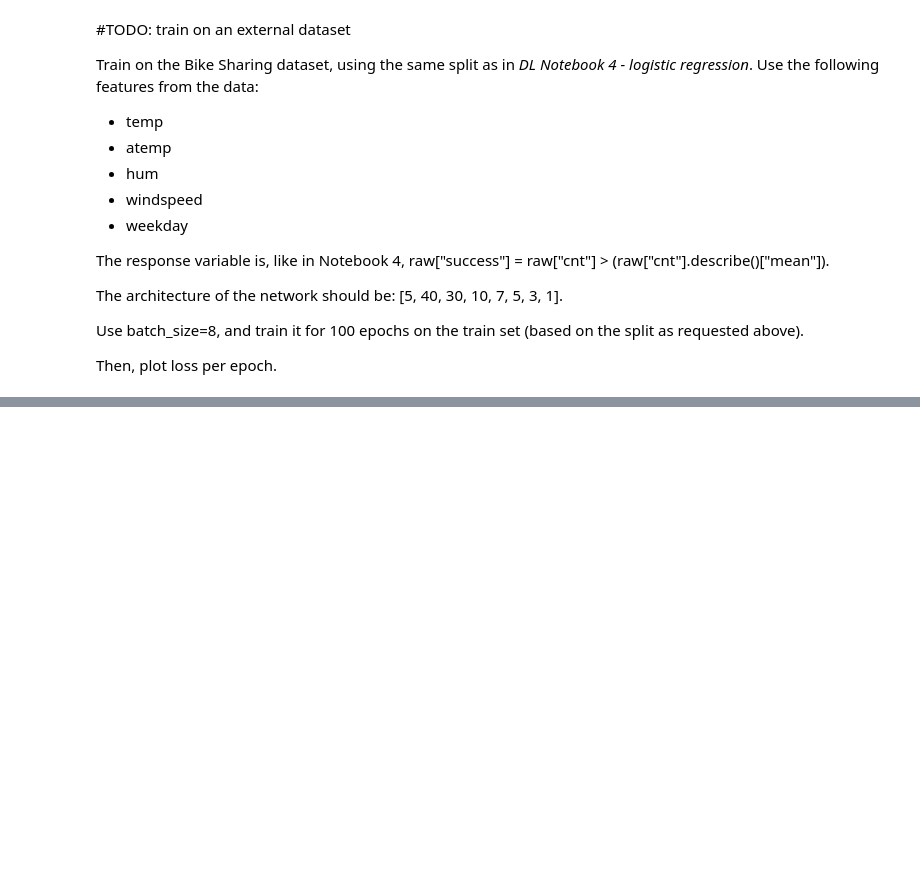
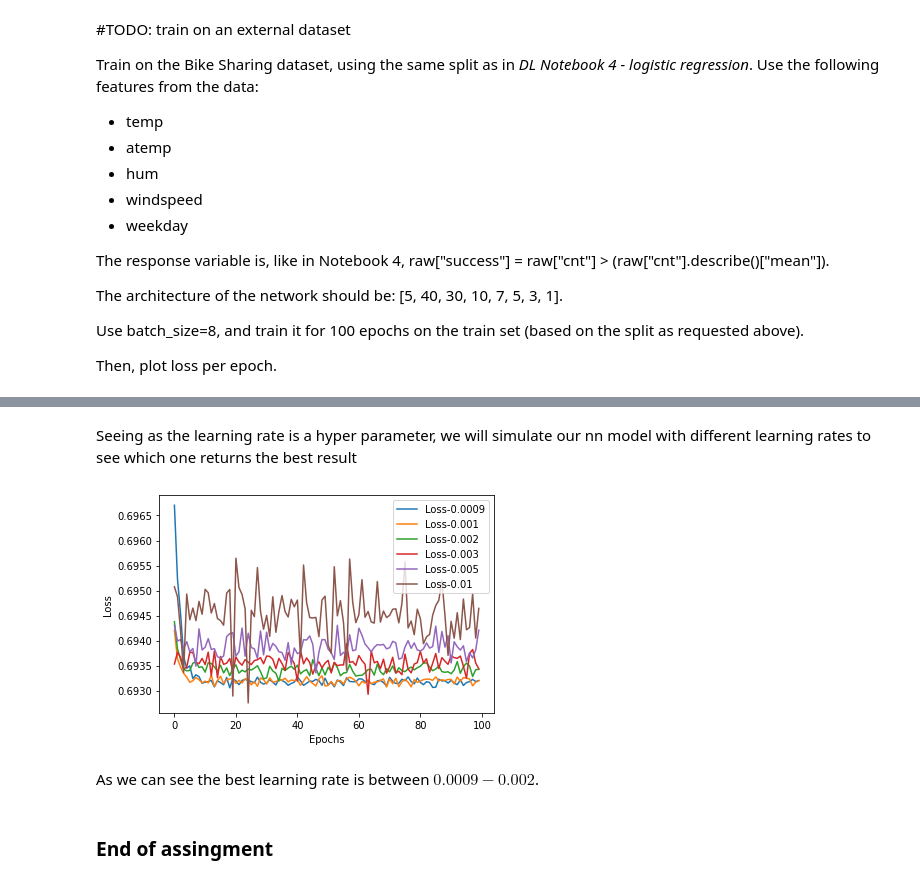
Before and after one commit to shlomoamor/Machine-Learning, a Jupyter notebook: Deep_Learning/DL_Assignment_1.ipynb, the cells around one changed output, grey strips where cells are left out. Drawn from its saved outputs; the diff is of its cells as text; code cells hidden in the pictures; blank space fills up the shorter version.

```diff
--- a/Deep_Learning/DL_Assignment_1.ipynb
+++ b/Deep_Learning/DL_Assignment_1.ipynb
@@ -138,0 +262,24 @@ Then, plot loss per epoch.
+# %% [markdown]
+Seeing as the learning rate is a hyper parameter, we will simulate our nn model with different learning rates to see which one returns the best result
+# %%
+# Defining different learning rates
+learning_rate = [0.0009,0.001,0.002,0.003,0.005,0.01]
+
+fig, ax = plt.subplots()
+for lr in learning_rate:
+  nn = MyNN(lr, [5, 40, 30, 10, 7, 5, 3, 1])
+  batch_size = 8
+  epochs = 100
+  loss = train(X, y, epochs, batch_size, False)
+  ax.plot(np.arange(0,len(loss)), loss, label="Loss-"+str(lr))
+
+plt.xlabel("Epochs")
+plt.ylabel("Loss")
+plt.legend()
+plt.show()
+# %% [output]
+[figure, added]
+# %% [markdown]
+As we can see the best learning rate is between $0.0009-0.002$.
+# %% [markdown]
+### End of assingment
```
Also changed, not shown: parts of 17 cells of this notebook.
